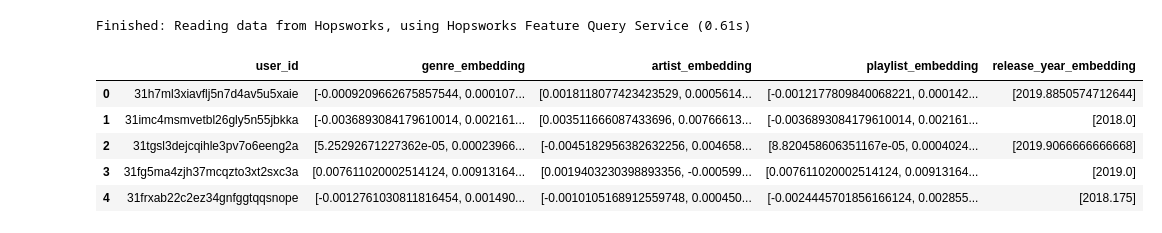
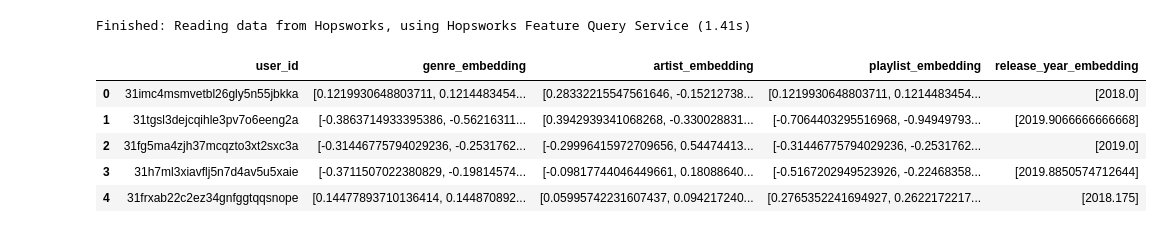
Before and after one commit to Minifixio/ID2223-project, a Jupyter notebook: notebooks/2-retrieval_model_training.ipynb, the cells around one changed output. Saved outputs shown, nothing was run; the diff lists cells and outputs as text; code cells hidden in the pictures.

```diff
--- a/notebooks/2-retrieval_model_training.ipynb
+++ b/notebooks/2-retrieval_model_training.ipynb
@@ -27,19 +23,19 @@ Logged in to project, explore it here https://c.app.hopsworks.ai:443/p/1208515
 # %%
 user_embeddings_fg = fs.get_feature_group(
     name='spotify_user_embeddings',
-    version=1,
+    version=2,
 )
 
 user_embeddings_df = user_embeddings_fg.read()
 user_embeddings_df.head()
 # %% [output]
-Finished: Reading data from Hopsworks, using Hopsworks Feature Query Service (0.61s)
+Finished: Reading data from Hopsworks, using Hopsworks Feature Query Service (1.41s)
 |  | user_id | genre_embedding | artist_embedding | playlist_embedding | release_year_embedding |
-| 0 | 31h7ml3xiavflj5n7d4av5u5xaie | [-0.0009209662675857544, 0.000107... | [0.0018118077423423529, 0.0005614... | [-0.0012177809840068221, 0.000142... | [2019.8850574712644] |
-| 1 | 31imc4msmvetbl26gly5n55jbkka | [-0.0036893084179610014, 0.002161... | [0.003511666087433696, 0.00766613... | [-0.0036893084179610014, 0.002161... | [2018.0] |
-| 2 | 31tgsl3dejcqihle3pv7o6eeng2a | [5.25292671227362e-05, 0.00023966... | [-0.0045182956382632256, 0.004658... | [8.820458606351167e-05, 0.0004024... | [2019.9066666666668] |
-| 3 | 31fg5ma4zjh37mcqzto3xt2sxc3a | [0.007611020002514124, 0.00913164... | [0.0019403230398893356, -0.000599... | [0.007611020002514124, 0.00913164... | [2019.0] |
-| 4 | 31frxab22c2ez34gnfggtqqsnope | [-0.0012761030811816454, 0.001490... | [-0.0010105168912559748, 0.000450... | [-0.0024445701856166124, 0.002855... | [2018.175] |
+| 0 | 31imc4msmvetbl26gly5n55jbkka | [0.1219930648803711, 0.1214483454... | [0.28332215547561646, -0.15212738... | [0.1219930648803711, 0.1214483454... | [2018.0] |
+| 1 | 31tgsl3dejcqihle3pv7o6eeng2a | [-0.3863714933395386, -0.56216311... | [0.3942939341068268, -0.330028831... | [-0.7064403295516968, -0.94949793... | [2019.9066666666668] |
+| 2 | 31fg5ma4zjh37mcqzto3xt2sxc3a | [-0.31446775794029236, -0.2531762... | [-0.29996415972709656, 0.54474413... | [-0.31446775794029236, -0.2531762... | [2019.0] |
+| 3 | 31h7ml3xiavflj5n7d4av5u5xaie | [-0.3711507022380829, -0.19814574... | [-0.09817744046449661, 0.18088640... | [-0.5167202949523926, -0.22468358... | [2019.8850574712644] |
+| 4 | 31frxab22c2ez34gnfggtqqsnope | [0.14477893710136414, 0.144870892... | [0.05995742231607437, 0.094217240... | [0.2765352241694927, 0.2622172217... | [2018.175] |
 # %%
 user_embeddings_df['full_embedding'] = user_embeddings_df.apply(
     lambda row: np.concatenate(
```
Also changed, not shown: parts of 5 cells of this notebook, 2 other files.
